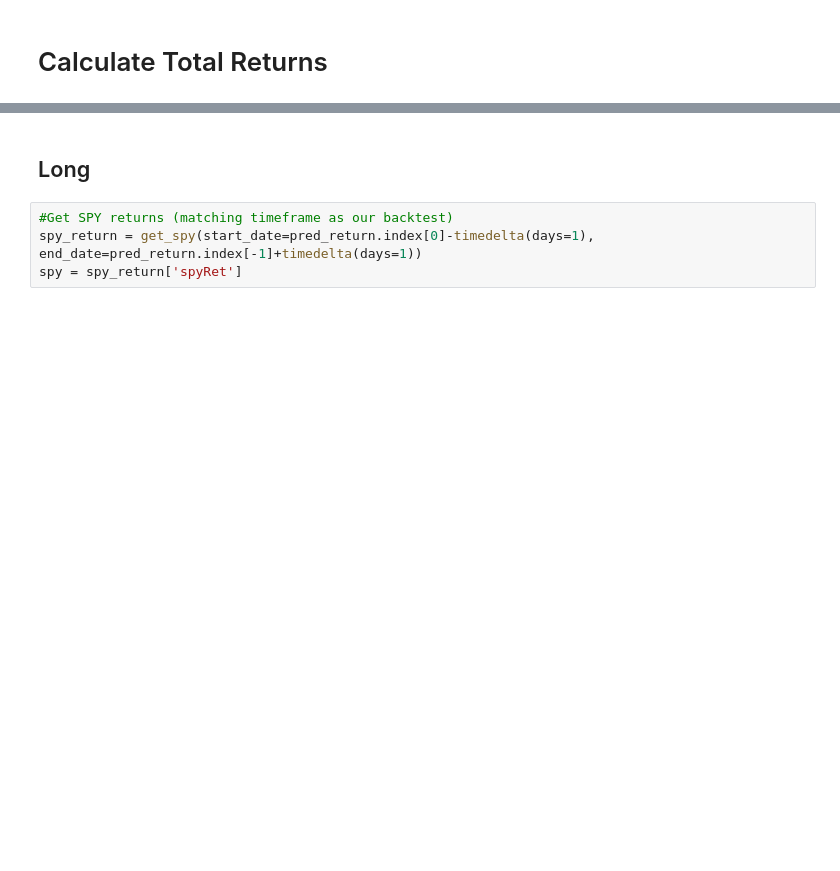
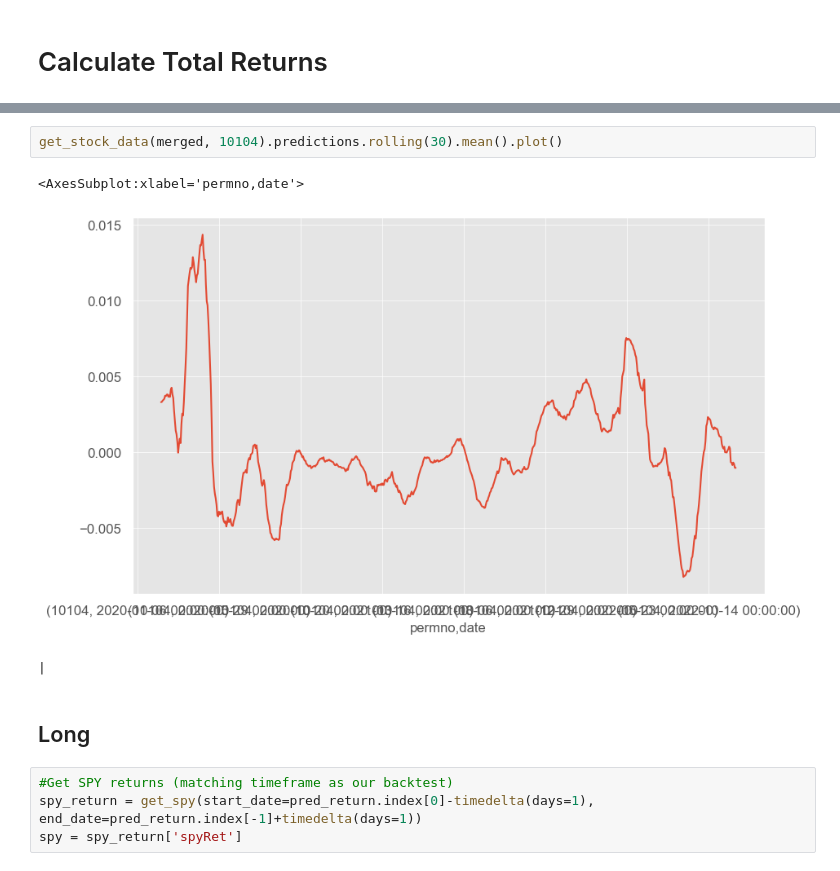
Before and after one commit to jfan1256/algofacto, a Jupyter notebook: strategy/strategy_ml.ipynb, the cells around one changed output, grey strips where cells are left out. Drawn from its saved outputs; the diff is of its cells as text; blank space fills up the shorter version.

```diff
--- a/strategy/strategy_ml.ipynb
+++ b/strategy/strategy_ml.ipynb
@@ -695,3 +810,9 @@ pred_return = backtest(tic, num_stocks=100)
+# %%
+get_stock_data(merged, 10104).predictions.rolling(30).mean().plot()
+# %% [output]
+<AxesSubplot:xlabel='permno,date'>
+[figure, added]
+|
 # %% [markdown]
 ## Long
 # %%
```
Also changed, not shown: parts of 22 cells of this notebook, 2 other files.
